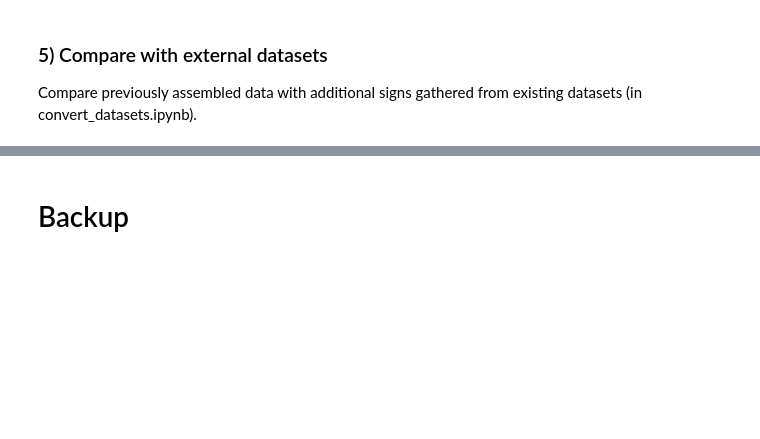
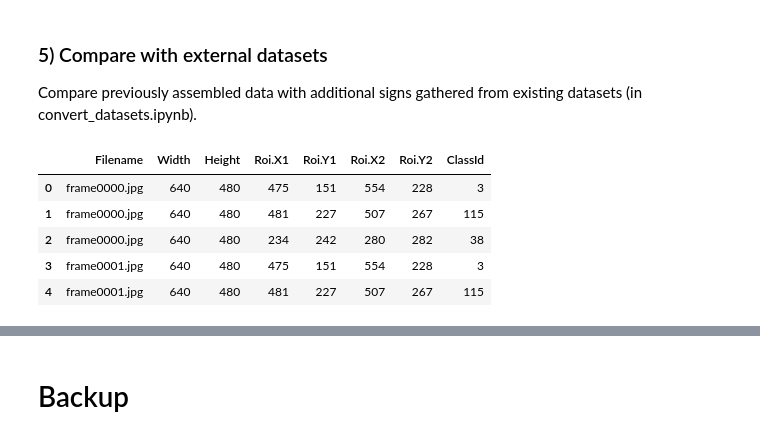
Before and after one commit to tum-phoenix/drive_ml, a Jupyter notebook: tf_object_detection/analyze_labeled_signs.ipynb, the cells around one changed output, grey strips where cells are left out. Saved outputs shown, nothing was run; the diff lists cells and outputs as text; code cells hidden in the pictures; blank space fills up the shorter version.

```diff
--- a/tf_object_detection/analyze_labeled_signs.ipynb
+++ b/tf_object_detection/analyze_labeled_signs.ipynb
@@ -169,12 +255,19 @@ print(df_clean_plot)
 Compare previously assembled data with additional signs gathered from existing datasets (in convert_datasets.ipynb).
 # %%
 frames_from_datasets = []
-for filename in os.listdir(os.getcwd()):
+for filename in os.listdir(path):
     if filename.endswith('.csv'):
-        frames_from_datasets.append(pd.read_csv(filename))
+        frames_from_datasets.append(pd.read_csv(path+filename))
 
 df_labeled = pd.concat(frames_from_datasets)
 df_labeled.head()
+# %% [output]
+|  | Filename | Width | Height | Roi.X1 | Roi.Y1 | Roi.X2 | Roi.Y2 | ClassId |
+| 0 | frame0000.jpg | 640 | 480 | 475 | 151 | 554 | 228 | 3 |
+| 1 | frame0000.jpg | 640 | 480 | 481 | 227 | 507 | 267 | 115 |
+| 2 | frame0000.jpg | 640 | 480 | 234 | 242 | 280 | 282 | 38 |
+| 3 | frame0001.jpg | 640 | 480 | 475 | 151 | 554 | 228 | 3 |
+| 4 | frame0001.jpg | 640 | 480 | 481 | 227 | 507 | 267 | 115 |
 # %%
 from export_locations import export_locations
 filenames_from_datasets = export_locations.values()
```
Also changed, not shown: parts of 10 cells of this notebook, 3 other files.
